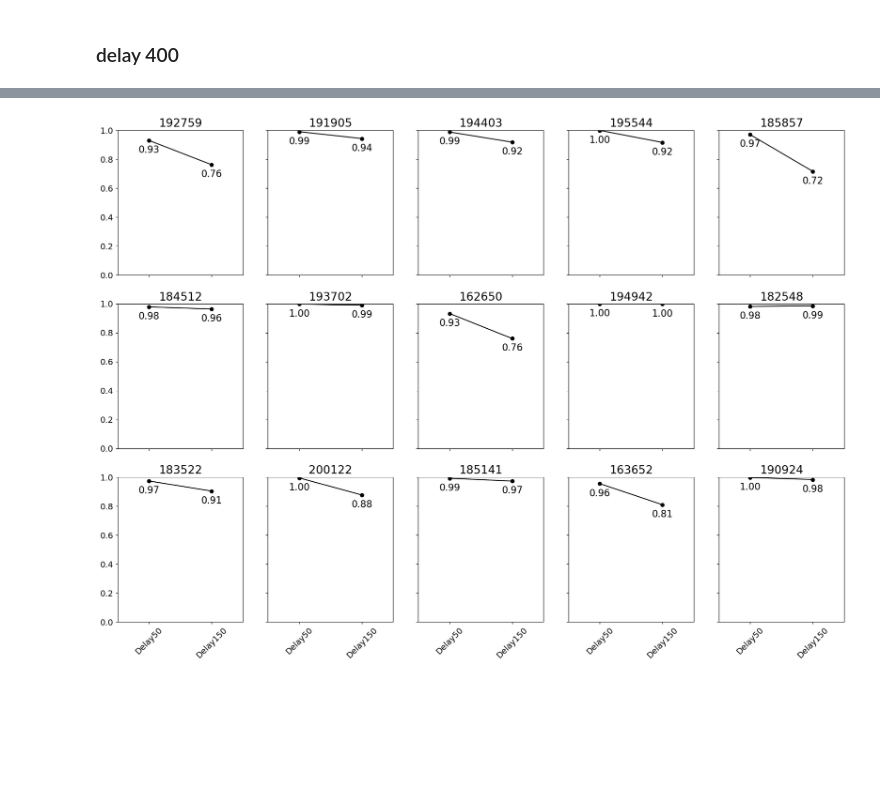
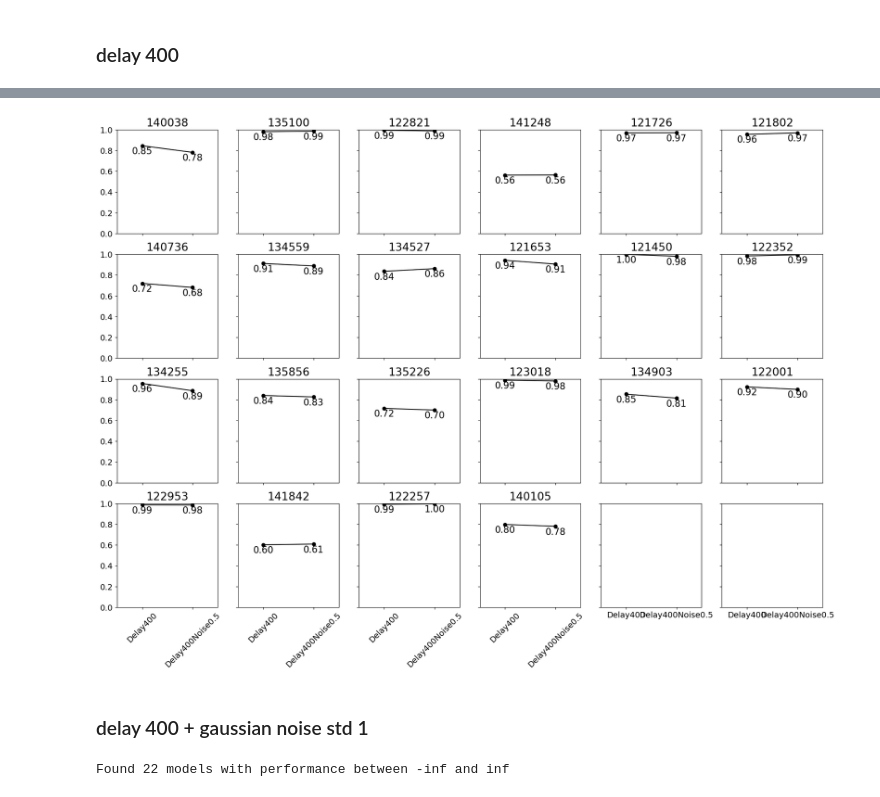
Before and after one commit to renee-tung/spikeRNN, a Jupyter notebook: analysis/0_behavior/1_model_performance/lfp_models_acc_v1.ipynb, the cells around one changed output, grey strips where cells are left out. Drawn from its saved outputs; the diff is of its cells as text; code cells hidden in the pictures; blank space fills up the shorter version.

```diff
--- a/analysis/0_behavior/1_model_performance/lfp_models_acc_v1.ipynb
+++ b/analysis/0_behavior/1_model_performance/lfp_models_acc_v1.ipynb
@@ -97,5 +134,6 @@ condn_num = delay
 # %%
 # find folder names within model directory
-# all_models_dir = '/home/nuttidalab/Documents/renee/all_DMS_models/'
-all_models_dir = '/home/nuttidalab/Documents/renee/jitter_models/models/xor/P_rec_0.2_Taus_4.0_25.0/'
+all_models_dir = '/home/nuttidalab/Documents/renee/lfp_input_models_wtrain/models/xor/phase/P_rec_0.2_Taus_4.0_25.0/'
 model_dirs = ld.get_immediate_subdirs(all_models_dir)
+theta4_dirs = [m for m in model_dirs if '4.0' in m] # 4Hz models only
+theta8_dirs = [m for m in model_dirs if '8.0' in m] # 8Hz models only
@@ -136,0 +178,11 @@ plt.show()
+# %%
+# get all of the 4Hz and 8Hz models and their performances
+importlib.reload(ld)
+theta4_models, theta4_perfs = ld.get_models_by_perf(low_cutoff=0.7, high_cutoff=0.95,
+                                              condn_phrase=condn_phrase, condn_num=condn_num,
+                                              model_list = theta4_dirs,
+                                              all_models_dir = all_models_dir)
+# theta8_models, theta8_perfs = ld.get_models_by_perf(low_cutoff=-np.inf, high_cutoff=np.inf,
+#                                               condn_phrase=condn_phrase, condn_num=condn_num,
+#                                                 model_list = theta8_dirs,
+#                                               all_models_dir = all_models_dir)
@@ -139,10 +222,10 @@ plt.show()
 # %%
-# plot paired comparison of performance for delay=50 and delay=150
+# plot paired comparison of performance for delay=400 and delay=400noisegaussianhalf
 importlib.reload(bhv)
-fig, axs = plt.subplots(3, 5, figsize=(15, 12), sharex=True, sharey=True)
+fig, axs = plt.subplots(4, 6, figsize=(22, 15), sharex=True, sharey=True)
 axs = axs.flatten()
-for i_model, model_name in enumerate(jittered_models):
-    bhv.plot_paired_trial_performance(model_name, 'delay', 50, 'delay', 150,
+for i_model, model_name in enumerate(theta4_models):
+    bhv.plot_paired_trial_performance(model_name, 'delay400.', '', 'delay400noisegaussianhalf', '',
                                 axs[i_model], title=model_name[-6:], all_models_dir=all_models_dir,
                                 text=False)
 # %% [output]
@@ -150,31 +233,33 @@ for i_model, model_name in enumerate(jittered_models):
 # %%
 # plot changes in overall model performance
 
 # set larger font sizes
 plt.rcParams.update({'font.size': 16, 'axes.labelsize': 16, 'xtick.labelsize': 14, 'ytick.labelsize': 14})
-fig, axs = plt.subplots(3, 5, figsize=(22, 15), sharex=True, sharey=True)
+fig, axs = plt.subplots(4, 6, figsize=(22, 15), sharex=True, sharey=True)
 axs = axs.flatten()
-for i_model, model_name in enumerate(jittered_models):
-    _, trial_perfs_50 = ld.load_bhv_data(model_name, 'delay', 50, all_models_dir=all_models_dir)
-    _, trial_perfs_150 = ld.load_bhv_data(model_name, 'delay', 150, all_models_dir=all_models_dir)
-    axs[i_model].plot([1.25,1.75], [trial_perfs_50.mean(), trial_perfs_150.mean()],
+for i_model, model_name in enumerate(theta4_models):
+    _, trial_perfs_400 = ld.load_bhv_data(model_name, 'delay400.', all_models_dir=all_models_dir)
+    _, trial_perfs_400_noise = ld.load_bhv_data(model_name, 'delay400noisegaussianhalf', all_models_dir=all_models_dir)
+    axs[i_model].plot([1.25,1.75], [trial_perfs_400.mean(), trial_perfs_400_noise.mean()],
              marker='o', color='black', label=model_name[-6:])
-    axs[i_model].text(1.25, trial_perfs_50.mean() - 0.1,
-             f'{trial_perfs_50.mean():.2f}', ha='center', va='bottom')
-    axs[i_model].text(1.75, trial_perfs_150.mean() - 0.1,
-             f'{trial_perfs_150.mean():.2f}', ha='center', va='bottom')
+    axs[i_model].text(1.25, trial_perfs_400.mean() - 0.1,
+             f'{trial_perfs_400.mean():.2f}', ha='center', va='bottom')
+    axs[i_model].text(1.75, trial_perfs_400_noise.mean() - 0.1,
+             f'{trial_perfs_400_noise.mean():.2f}', ha='center', va='bottom')
     axs[i_model].set_title(model_name[-6:])
     axs[i_model].set_ylim(0, 1.0)
     axs[i_model].set_xlim(1, 2)
     axs[i_model].set_xticks([1.25, 1.75])
-    axs[i_model].set_xticklabels(['Delay50', 'Delay150'], rotation=45)
+    axs[i_model].set_xticklabels(['Delay400', 'Delay400Noise0.5'], rotation=45)
 
 # remove axis labels for all but the left and bottom plots
 for i in range(len(axs)):
     if i % 5 != 0:
         axs[i].set_ylabel('')
     if i < 15:
         axs[i].set_xlabel('')
 plt.show()
 # %% [output]
-[figure, old version]
+[figure, new version]
+# %% [markdown]
+### delay 400 + gaussian noise std 1
@@ -180,0 +275,9 @@ plt.show()
+# %%
+# get all of the 4Hz and 8Hz models and their performances
+importlib.reload(ld)
+theta4_models, theta4_perfs = ld.get_models_by_perf(low_cutoff=-np.inf, high_cutoff=np.inf,
+                                              condn_phrase=condn_phrase, condn_num=condn_num,
+                                              model_list = theta4_dirs,
+                                              all_models_dir = all_models_dir)
+# %% [output]
+Found 22 models with performance between -inf and inf
```
Also changed, not shown: parts of 46 cells of this notebook, 17 other files.
